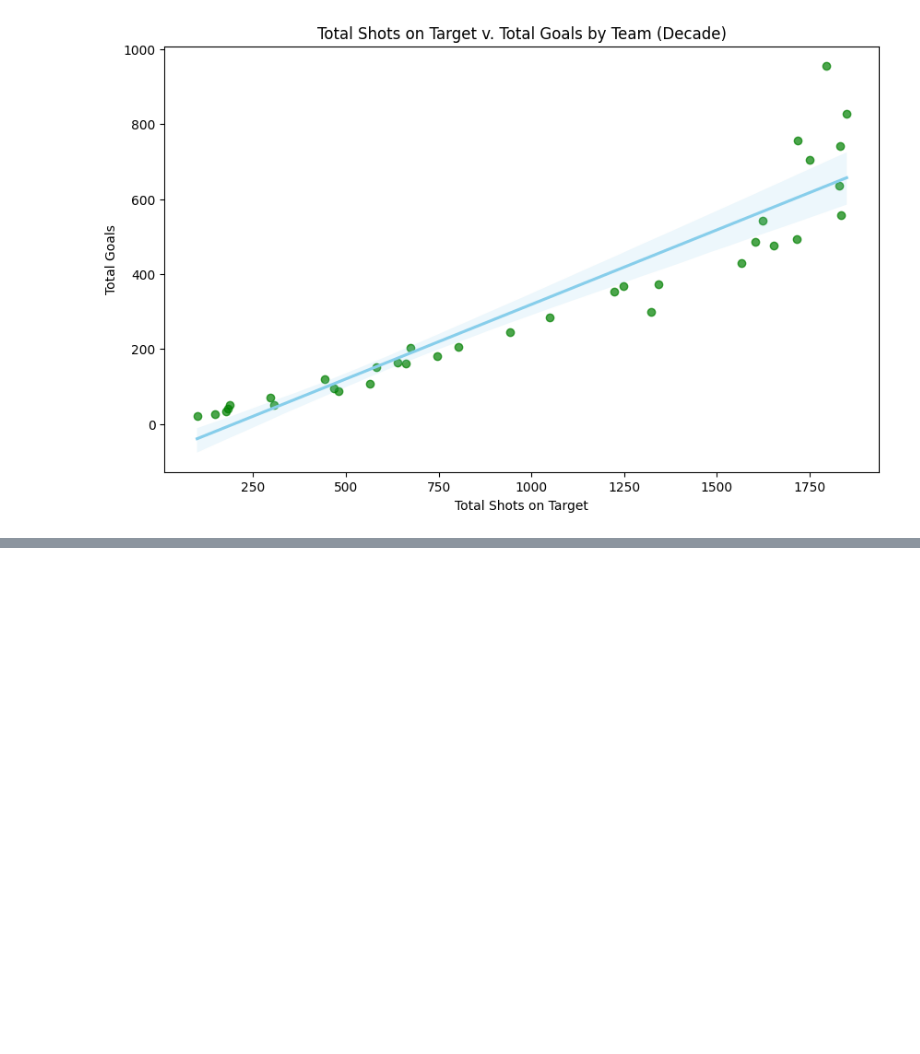
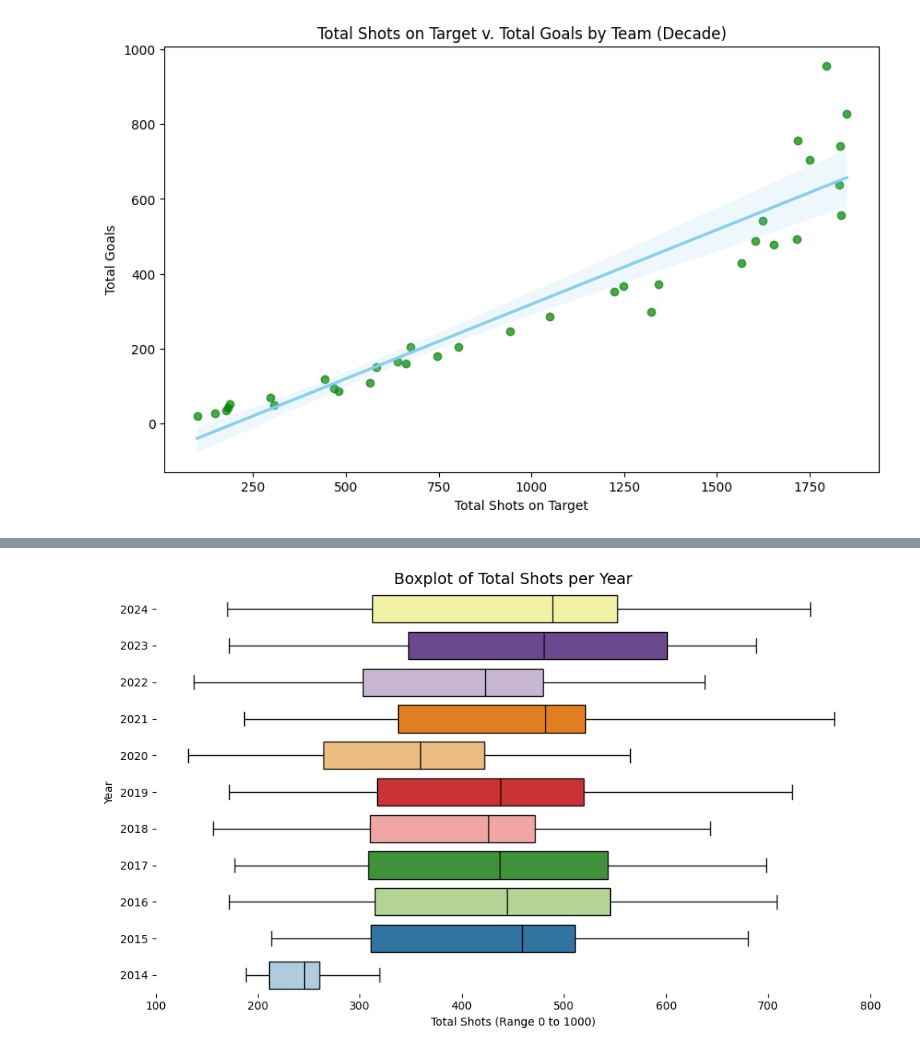
Before and after one commit to SmithNJ13/data_analysis, a Jupyter notebook: analysis.ipynb, the cells around one changed output, grey strips where cells are left out. Saved outputs shown, nothing was run; the diff lists cells and outputs as text; code cells hidden in the pictures; blank space fills up the shorter version.

Commit message:
box plot added for shots per year

```diff
--- a/analysis.ipynb
+++ b/analysis.ipynb
@@ -1240,3 +1245,7 @@ plt.show()
 # %%
 # So, rather unsurprisingly the more shots you take the more goals you also get.
 # However there appears to be a stronger correlation between just taking shots, rather than ensuring these shots are 'on target'.
+# %%
+ts_by_year = ts_by_year.loc[~(ts_by_year.iloc[:, 2:].sum(axis=1) == 0)]
+ts_by_year.reset_index(drop=True, inplace=True)
+ts_by_year
@@ -1242,0 +1266,3 @@ plt.show()
+# %%
+ts_by_year_1424 = ts_by_year[ts_by_year["Year"] < 2025]
+ts_by_year_1424
@@ -1242,0 +1283,31 @@ plt.show()
+# %%
+plt.figure(figsize=(10, 6))
+
+sea.boxplot(
+    data=ts_by_year_1424,
+    y="Year",
+    x="Total_Shots",
+    hue="Year",
+    palette="Paired",
+    orient='h',
+    width=0.75,
+    fliersize=1,
+    linewidth=1,
+    linecolor="black",
+    legend=False
+)
+
+plt.xticks(range(100, 900, 100))
+plt.grid(False)
+sea.despine(left=True, bottom=True)
+
+plt.xlabel('Total Shots (Range 0 to 1000)', fontsize=10)
+plt.ylabel('Year', fontsize=10)
+plt.title('Boxplot of Total Shots per Year', fontsize=14)
+
+plt.gca().invert_yaxis()
+
+plt.tight_layout()
+plt.show()
+# %% [output]
+[figure, added]
```
Also changed, not shown: parts of 3 cells of this notebook, 1 other file.
